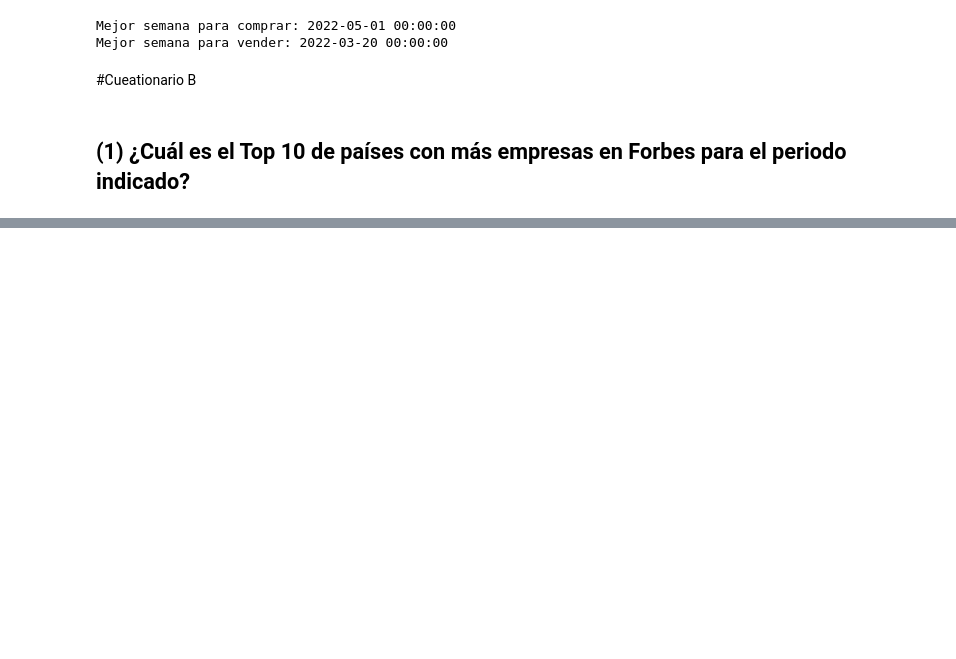
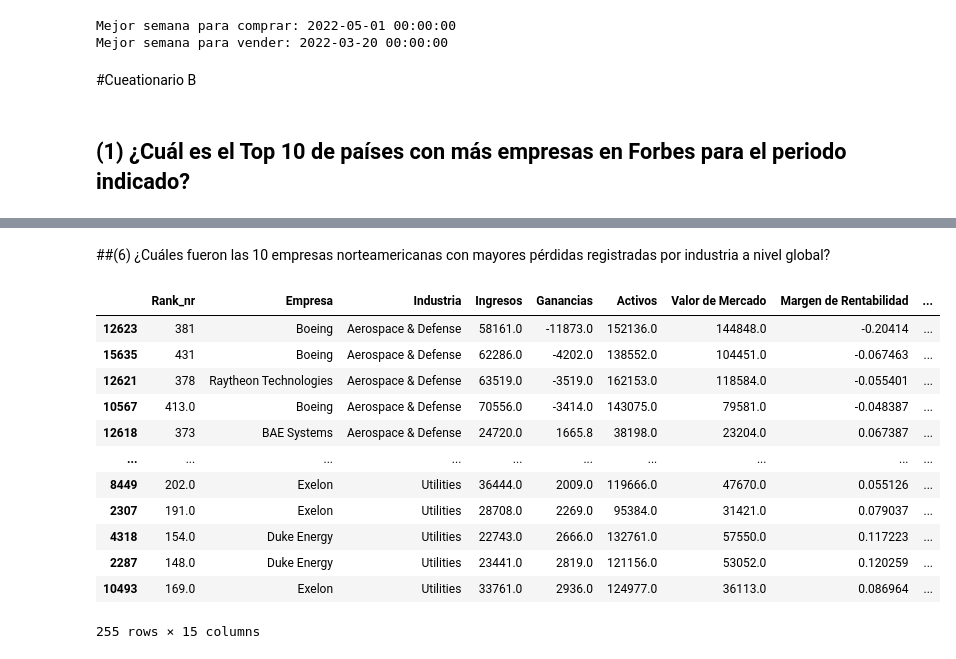
Before and after one commit to Bigote93/DataInsider, a Jupyter notebook: DesafioDataInsider_Nalli.ipynb, the cells around one changed output, grey strips where cells are left out. Cells and saved outputs as stored; diff of their text form; code cells hidden in the pictures; blank space fills up the shorter version.

```diff
--- a/DesafioDataInsider_Nalli.ipynb
+++ b/DesafioDataInsider_Nalli.ipynb
@@ -1544,0 +1692,34 @@ Mejor semana para vender: 2022-03-20 00:00:00
+# %% [markdown]
+##(6) ¿Cuáles fueron las 10 empresas norteamericanas con mayores pérdidas registradas por industria a nivel global?
+# %%
+# Convierto la columna "Ganancias" a tipo de datos numérico
+empresas_norteamericanas['Ganancias'] = pd.to_numeric(empresas_norteamericanas['Ganancias'])
+
+# Filtro el DataFrame para incluir solo las empresas norteamericanas
+empresas_norteamericanas = empresas_norteamericanas[empresas_norteamericanas['Nombre Continente'] == 'North America']
+
+# Agrupo el DataFrame filtrado por la columna "Industria" y encontrar las empresas con las mayores pérdidas en cada industria
+empresas_mayores_perdidas = empresas_norteamericanas.groupby('Industria')['Ganancias'].nsmallest(10)
+
+# Obtengo los datos de las empresas con las mayores pérdidas
+empresas_destacadas = empresas_norteamericanas.loc[empresas_mayores_perdidas.index.get_level_values(1)]
+
+
+# Las las empresas norteamericanas con las mayores pérdidas registradas por industria a nivel global
+americana_perdida = pd.DataFrame(empresas_destacadas)
+
+americana_perdida
+# %% [output]
+|  | Rank_nr | Empresa | Industria | Ingresos | Ganancias | Activos | Valor de Mercado | Margen de Rentabilidad | ... |
+| 12623 | 381 | Boeing | Aerospace & Defense | 58161.0 | -11873.0 | 152136.0 | 144848.0 | -0.20414 | ... |
+| 15635 | 431 | Boeing | Aerospace & Defense | 62286.0 | -4202.0 | 138552.0 | 104451.0 | -0.067463 | ... |
+| 12621 | 378 | Raytheon Technologies | Aerospace & Defense | 63519.0 | -3519.0 | 162153.0 | 118584.0 | -0.055401 | ... |
+| 10567 | 413.0 | Boeing | Aerospace & Defense | 70556.0 | -3414.0 | 143075.0 | 79581.0 | -0.048387 | ... |
+| 12618 | 373 | BAE Systems | Aerospace & Defense | 24720.0 | 1665.8 | 38198.0 | 23204.0 | 0.067387 | ... |
+| ... | ... | ... | ... | ... | ... | ... | ... | ... | ... |
+| 8449 | 202.0 | Exelon | Utilities | 36444.0 | 2009.0 | 119666.0 | 47670.0 | 0.055126 | ... |
+| 2307 | 191.0 | Exelon | Utilities | 28708.0 | 2269.0 | 95384.0 | 31421.0 | 0.079037 | ... |
+| 4318 | 154.0 | Duke Energy | Utilities | 22743.0 | 2666.0 | 132761.0 | 57550.0 | 0.117223 | ... |
+| 2287 | 148.0 | Duke Energy | Utilities | 23441.0 | 2819.0 | 121156.0 | 53052.0 | 0.120259 | ... |
+| 10493 | 169.0 | Exelon | Utilities | 33761.0 | 2936.0 | 124977.0 | 36113.0 | 0.086964 | ... |
+255 rows × 15 columns
```
Also changed, not shown: parts of 17 cells of this notebook.
